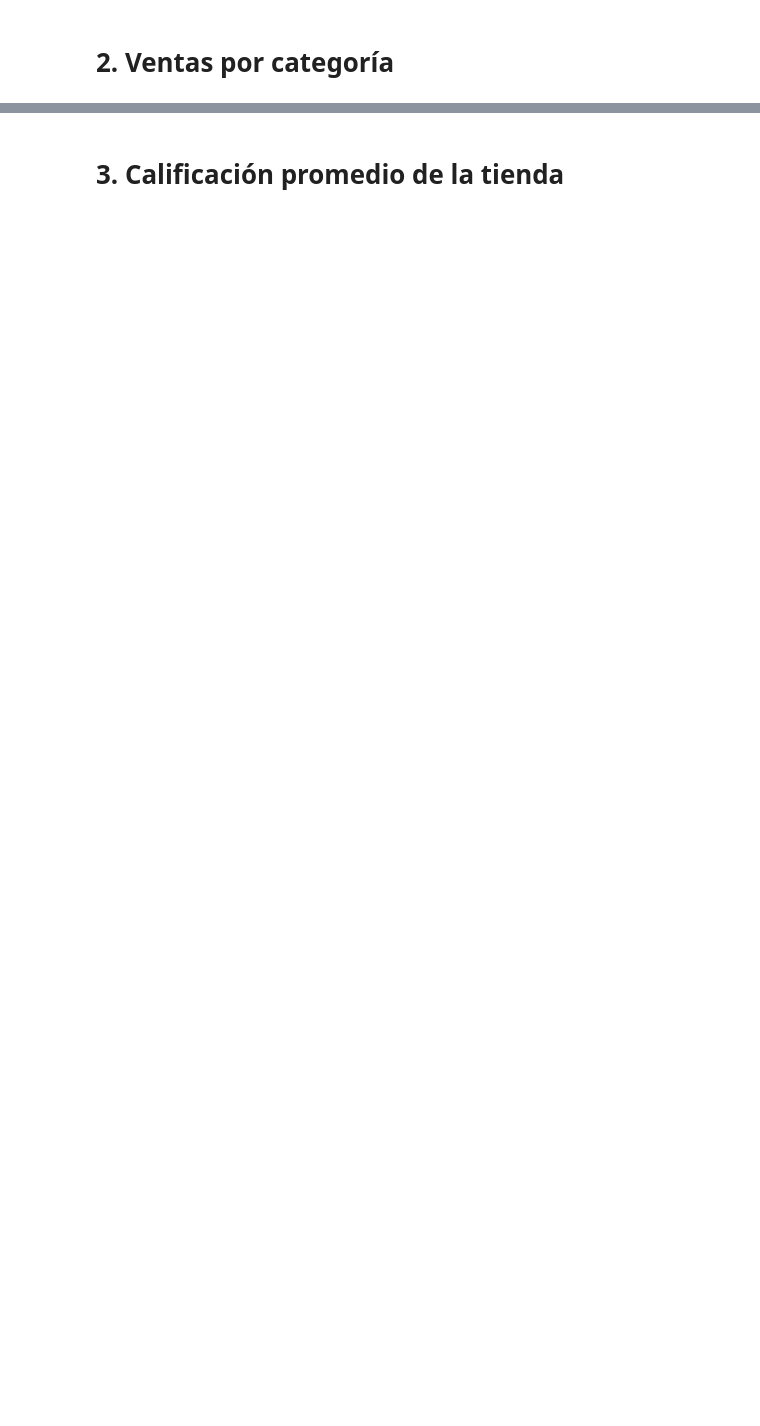
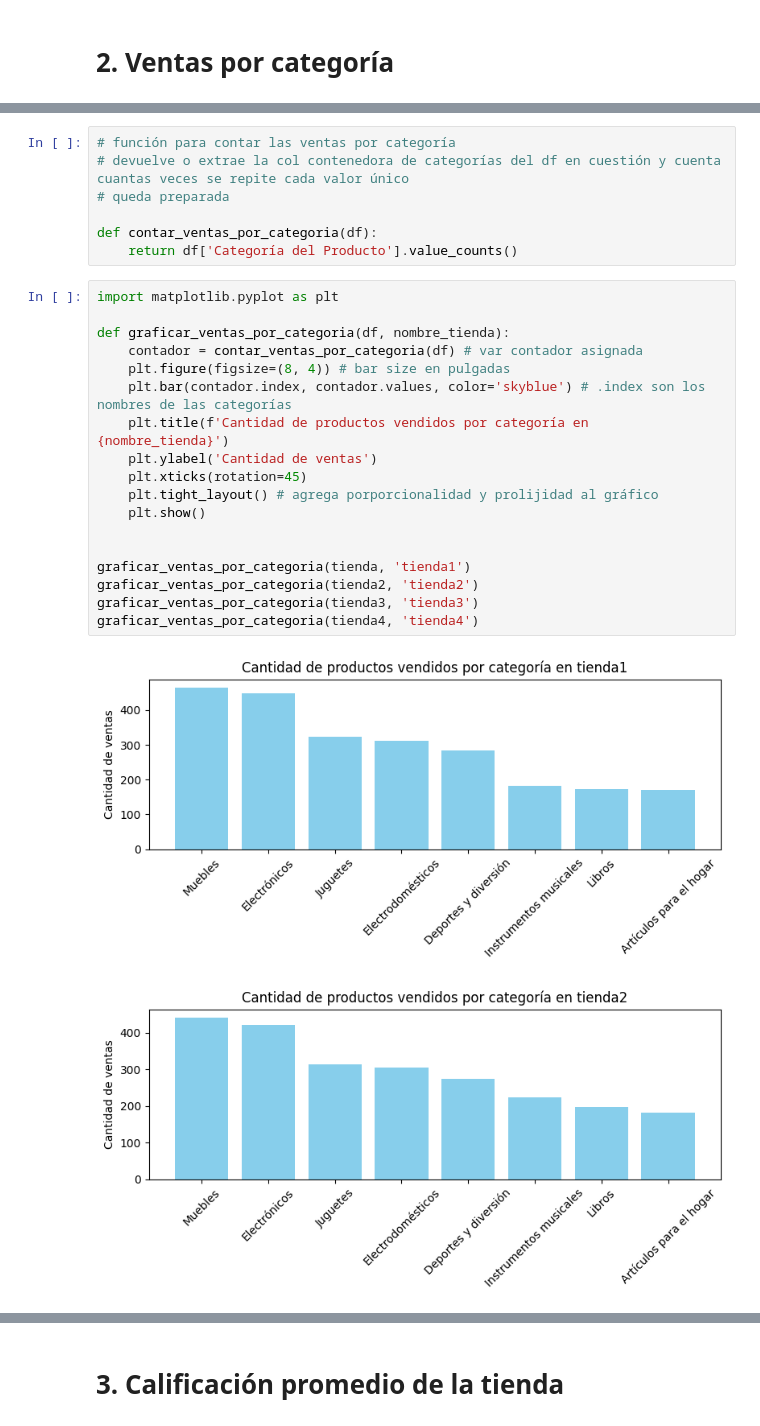
Before and after one commit to reddjedet/challenge-alurastorelatam, a Jupyter notebook: AluraStoreLatam.ipynb, the cells around one changed output, grey strips where cells are left out. Drawn from its saved outputs; the diff is of its cells as text; blank space fills up the shorter version.

```diff
--- a/AluraStoreLatam.ipynb
+++ b/AluraStoreLatam.ipynb
@@ -80,0 +76,28 @@ tienda4: Muebles
+# %%
+# función para contar las ventas por categoría
+# devuelve o extrae la col contenedora de categorías del df en cuestión y cuenta cuantas veces se repite cada valor único
+# queda preparada
+
+def contar_ventas_por_categoria(df):
+    return df['Categoría del Producto'].value_counts()
+# %%
+import matplotlib.pyplot as plt
+
+def graficar_ventas_por_categoria(df, nombre_tienda):
+    contador = contar_ventas_por_categoria(df) # var contador asignada
+    plt.figure(figsize=(8, 4)) # bar size en pulgadas
+    plt.bar(contador.index, contador.values, color='skyblue') # .index son los nombres de las categorías
+    plt.title(f'Cantidad de productos vendidos por categoría en {nombre_tienda}')
+    plt.ylabel('Cantidad de ventas')
+    plt.xticks(rotation=45)
+    plt.tight_layout() # agrega porporcionalidad y prolijidad al gráfico
+    plt.show()
+
+
+graficar_ventas_por_categoria(tienda, 'tienda1')
+graficar_ventas_por_categoria(tienda2, 'tienda2')
+graficar_ventas_por_categoria(tienda3, 'tienda3')
+graficar_ventas_por_categoria(tienda4, 'tienda4')
+# %% [output]
+[figure, added]
+[figure, added]
```
Also changed, not shown: parts of 20 cells of this notebook.
